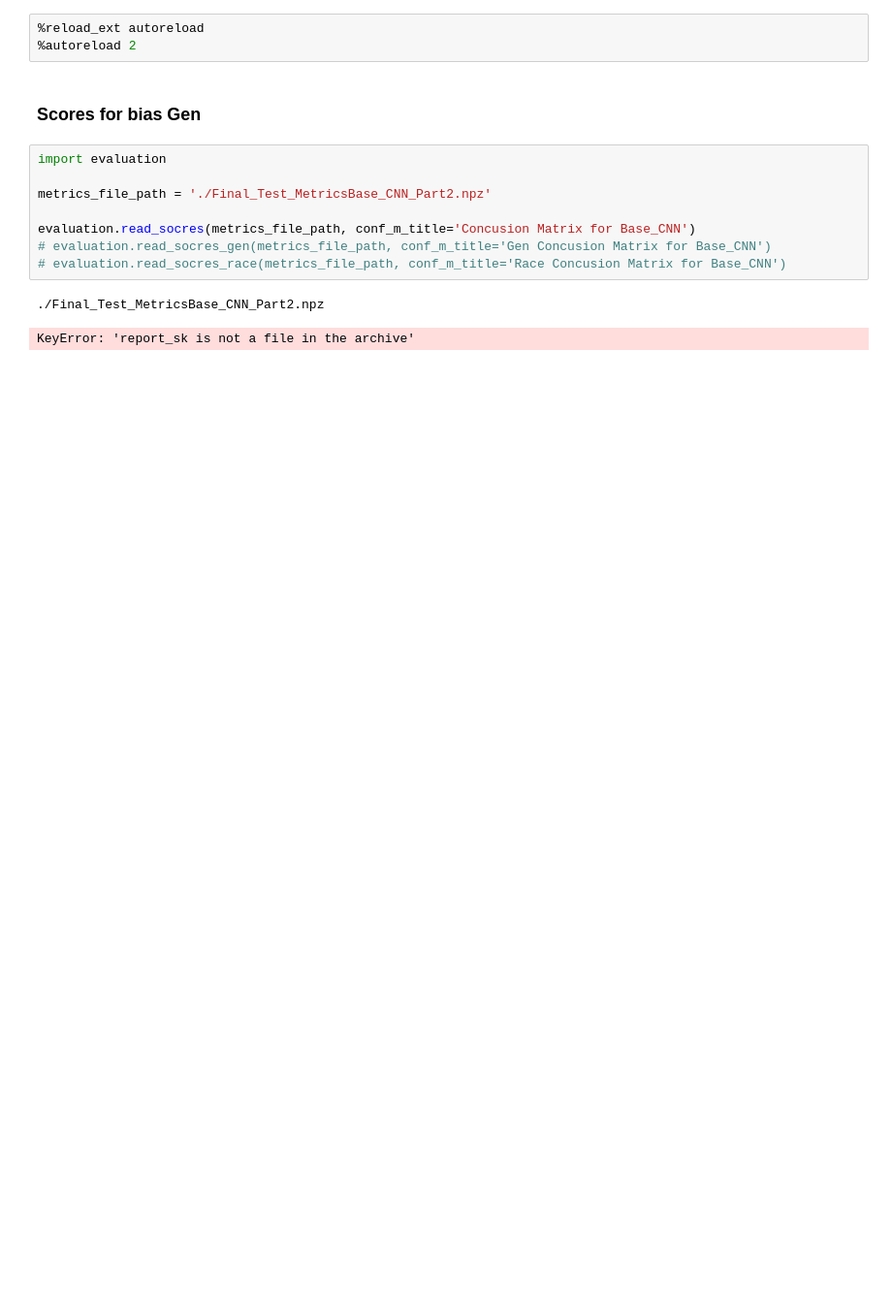
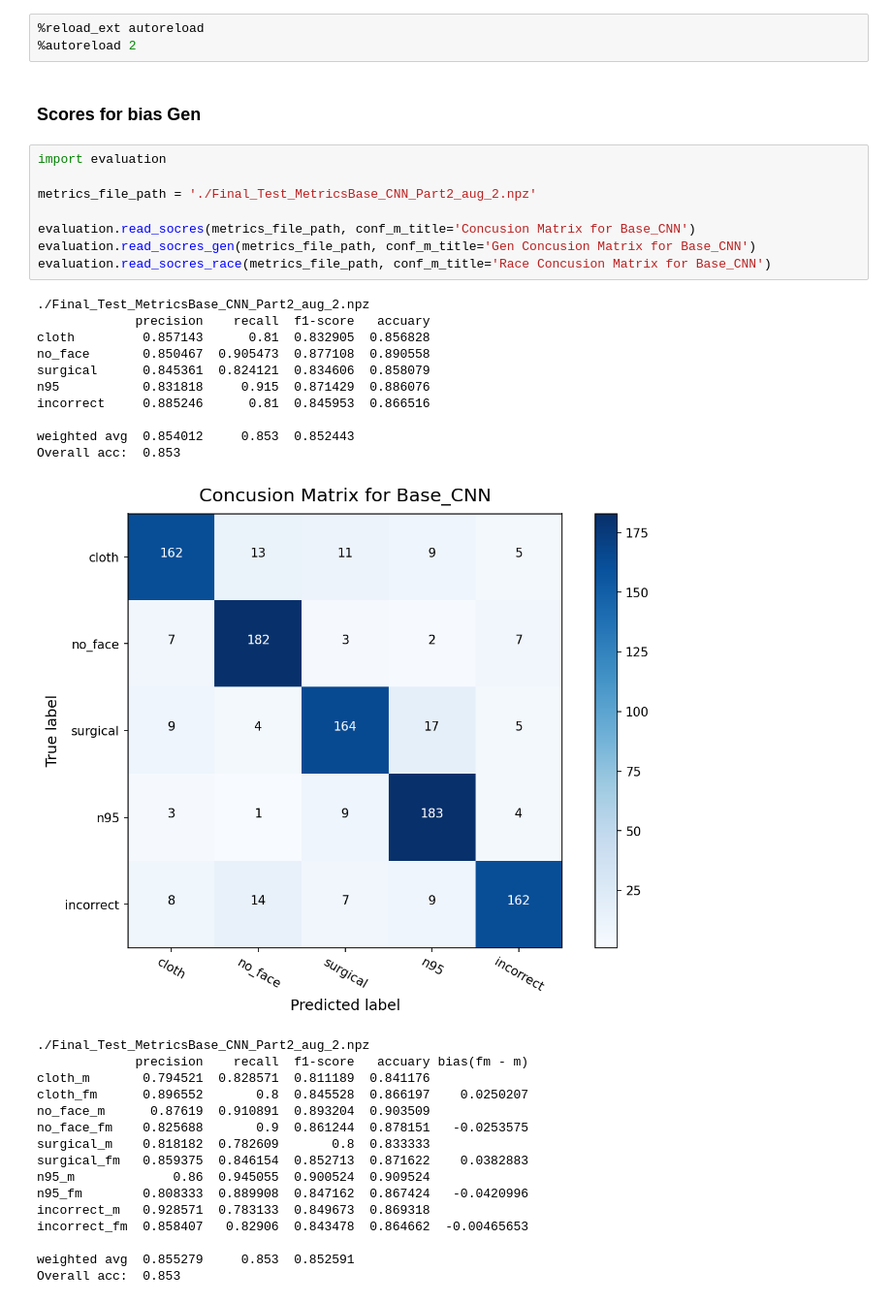
Before and after one commit to youyinnn/ai_face_mask_detector, a Jupyter notebook: model_evaluation_data_bias_before.ipynb, the cells around one changed output. Shown: that part at 97% size. Saved outputs shown, nothing was run; the diff lists cells and outputs as text; blank space fills up the shorter version.

```diff
--- a/model_evaluation_data_bias_before.ipynb
+++ b/model_evaluation_data_bias_before.ipynb
@@ -6,11 +6,35 @@
 # %%
 import evaluation
 
-metrics_file_path = './Final_Test_MetricsBase_CNN_Part2.npz'
+metrics_file_path = './Final_Test_MetricsBase_CNN_Part2_aug_2.npz'
 
 evaluation.read_socres(metrics_file_path, conf_m_title='Concusion Matrix for Base_CNN')
-# evaluation.read_socres_gen(metrics_file_path, conf_m_title='Gen Concusion Matrix for Base_CNN')
-# evaluation.read_socres_race(metrics_file_path, conf_m_title='Race Concusion Matrix for Base_CNN')
+evaluation.read_socres_gen(metrics_file_path, conf_m_title='Gen Concusion Matrix for Base_CNN')
+evaluation.read_socres_race(metrics_file_path, conf_m_title='Race Concusion Matrix for Base_CNN')
 # %% [output]
-./Final_Test_MetricsBase_CNN_Part2.npz
+./Final_Test_MetricsBase_CNN_Part2_aug_2.npz
+             precision    recall  f1-score   accuary
+cloth         0.857143      0.81  0.832905  0.856828
+no_face       0.850467  0.905473  0.877108  0.890558
+surgical      0.845361  0.824121  0.834606  0.858079
+n95           0.831818     0.915  0.871429  0.886076
+incorrect     0.885246      0.81  0.845953  0.866516
+
+weighted avg  0.854012     0.853  0.852443
+Overall acc:  0.853
+[figure, added]
-KeyError: 'report_sk is not a file in the archive'
+./Final_Test_MetricsBase_CNN_Part2_aug_2.npz
+             precision    recall  f1-score   accuary bias(fm - m)
+cloth_m       0.794521  0.828571  0.811189  0.841176
+cloth_fm      0.896552       0.8  0.845528  0.866197    0.0250207
+no_face_m      0.87619  0.910891  0.893204  0.903509
+no_face_fm    0.825688       0.9  0.861244  0.878151   -0.0253575
+surgical_m    0.818182  0.782609       0.8  0.833333
+surgical_fm   0.859375  0.846154  0.852713  0.871622    0.0382883
+n95_m             0.86  0.945055  0.900524  0.909524
+n95_fm        0.808333  0.889908  0.847162  0.867424   -0.0420996
+incorrect_m   0.928571  0.783133  0.849673  0.869318
+incorrect_fm  0.858407   0.82906  0.843478  0.864662  -0.00465653
+
+weighted avg  0.855279     0.853  0.852591
+Overall acc:  0.853
```
Also changed, not shown: parts of 4 cells of this notebook, 4 other files.
